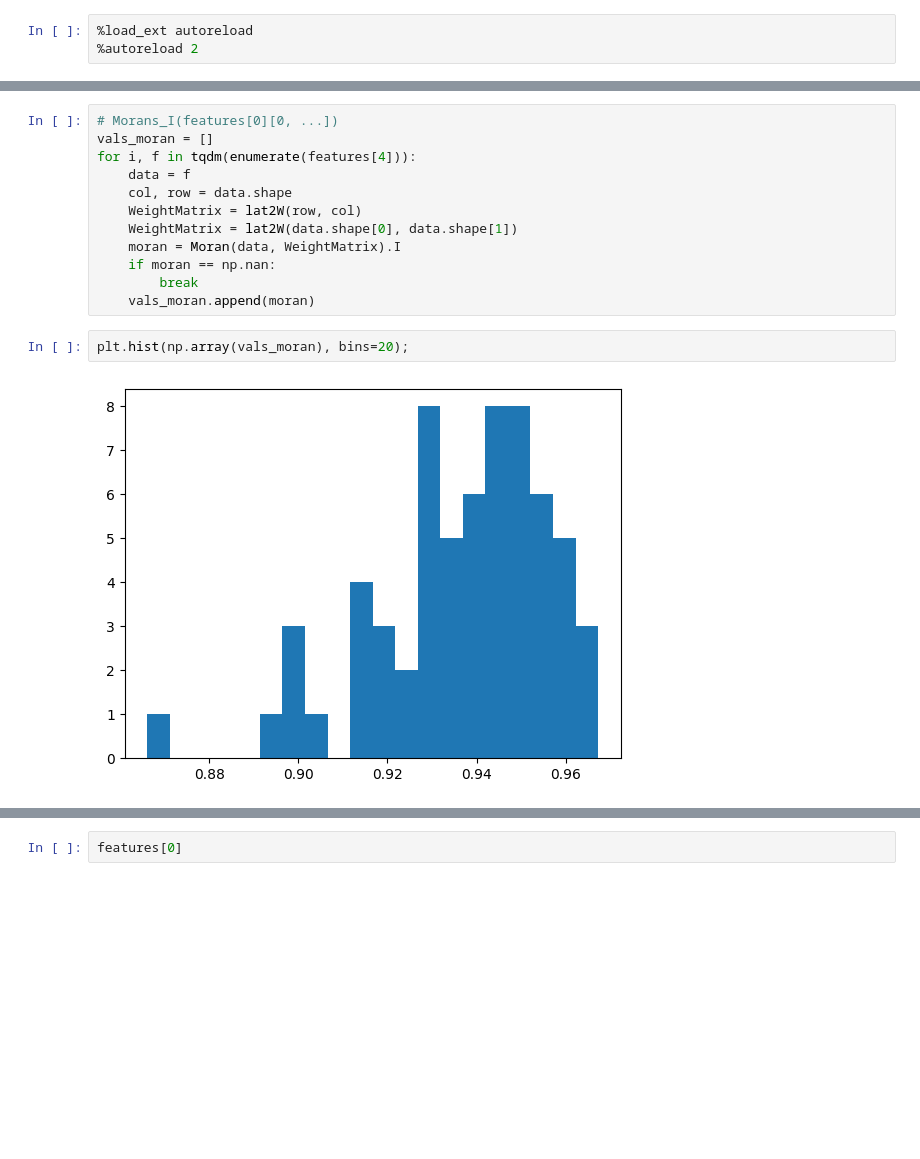
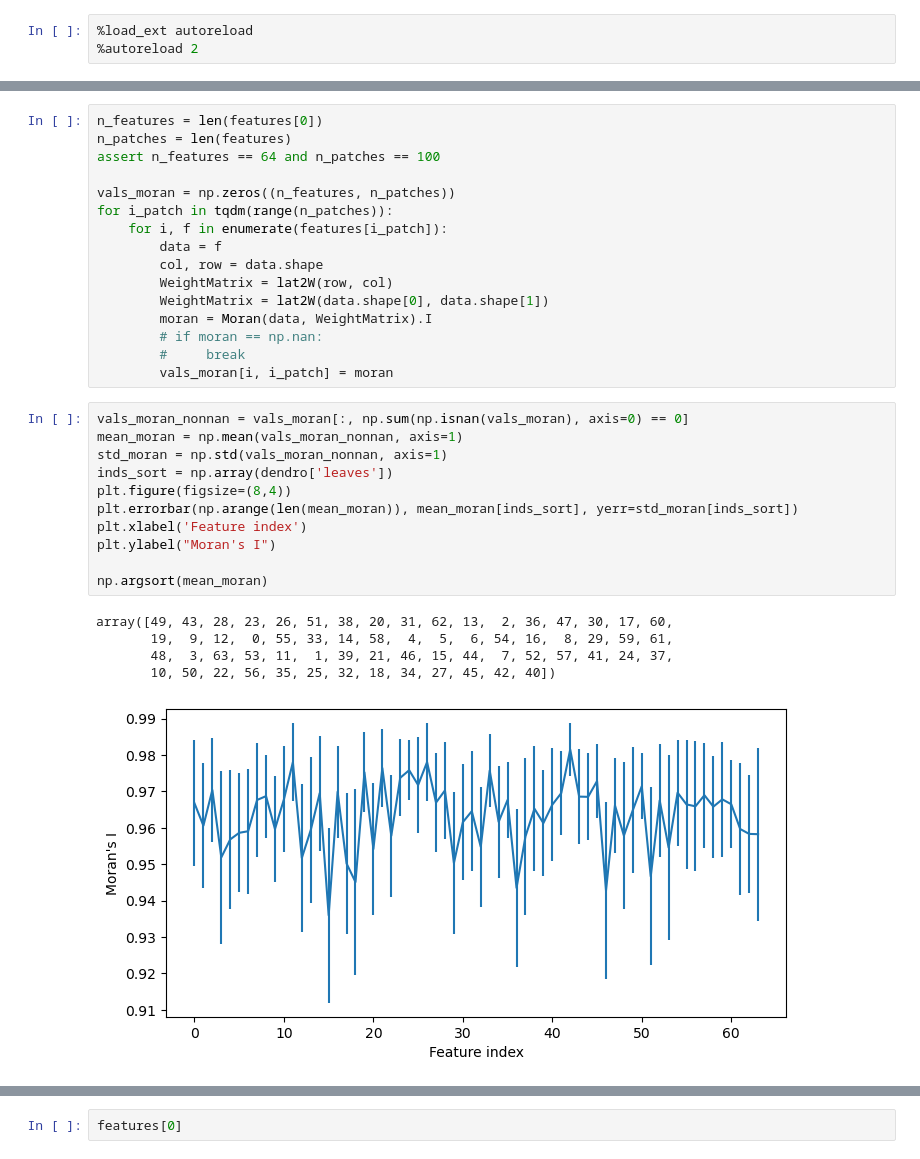
Before and after one commit to vdplasthijs/NeurEO, a Jupyter notebook: notebooks/Hypothesis free analysis.ipynb, the cells around one changed output, grey strips where cells are left out. Drawn from its saved outputs; the diff is of its cells as text; blank space fills up the shorter version.

```diff
--- a/notebooks/Hypothesis free analysis.ipynb
+++ b/notebooks/Hypothesis free analysis.ipynb
@@ -89,16 +58,33 @@ def Morans_I(data, plot=True):
 # %%
-# Morans_I(features[0][0, ...])
-vals_moran = []
-for i, f in tqdm(enumerate(features[4])):
-    data = f
-    col, row = data.shape
-    WeightMatrix = lat2W(row, col)
-    WeightMatrix = lat2W(data.shape[0], data.shape[1])
-    moran = Moran(data, WeightMatrix).I
-    if moran == np.nan:
-        break
-    vals_moran.append(moran)
+n_features = len(features[0])
+n_patches = len(features)
+assert n_features == 64 and n_patches == 100
+
+vals_moran = np.zeros((n_features, n_patches))
+for i_patch in tqdm(range(n_patches)):
+    for i, f in enumerate(features[i_patch]):
+        data = f
+        col, row = data.shape
+        WeightMatrix = lat2W(row, col)
+        WeightMatrix = lat2W(data.shape[0], data.shape[1])
+        moran = Moran(data, WeightMatrix).I
+        # if moran == np.nan:
+        #     break
+        vals_moran[i, i_patch] = moran
 # %%
-plt.hist(np.array(vals_moran), bins=20);
+vals_moran_nonnan = vals_moran[:, np.sum(np.isnan(vals_moran), axis=0) == 0]
+mean_moran = np.mean(vals_moran_nonnan, axis=1)
+std_moran = np.std(vals_moran_nonnan, axis=1)
+inds_sort = np.array(dendro['leaves'])
+plt.figure(figsize=(8,4))
+plt.errorbar(np.arange(len(mean_moran)), mean_moran[inds_sort], yerr=std_moran[inds_sort])
+plt.xlabel('Feature index')
+plt.ylabel("Moran's I")
+
+np.argsort(mean_moran)
 # %% [output]
+array([49, 43, 28, 23, 26, 51, 38, 20, 31, 62, 13,  2, 36, 47, 30, 17, 60,
+       19,  9, 12,  0, 55, 33, 14, 58,  4,  5,  6, 54, 16,  8, 29, 59, 61,
+       48,  3, 63, 53, 11,  1, 39, 21, 46, 15, 44,  7, 52, 57, 41, 24, 37,
+       10, 50, 22, 56, 35, 25, 32, 18, 34, 27, 45, 42, 40])
-[figure, old version]
+[figure, new version]
```
Also changed, not shown: parts of 24 cells of this notebook, 3 other files.
